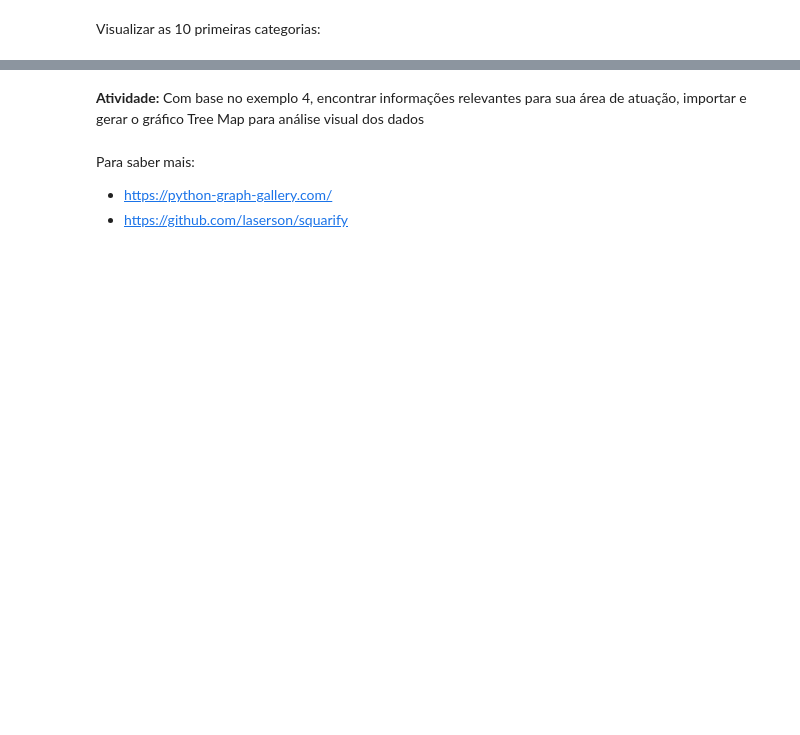
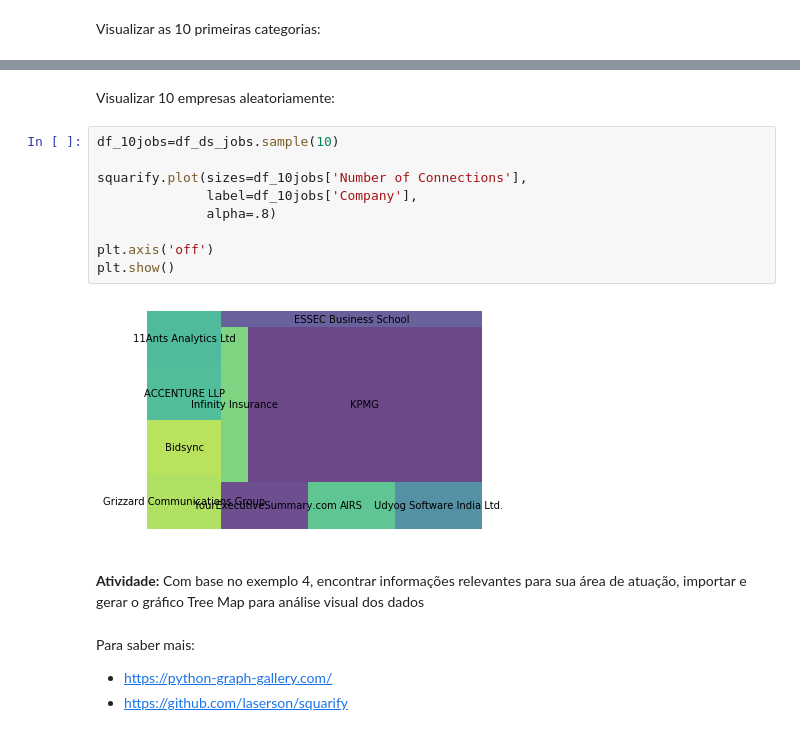
Before and after one commit to danielscarvalho/Insper-DS-Dicas, a Jupyter notebook: Dica-001.ipynb, the cells around one changed output, grey strips where cells are left out. Drawn from its saved outputs; the diff is of its cells as text; blank space fills up the shorter version.

```diff
--- a/Dica-001.ipynb
+++ b/Dica-001.ipynb
@@ -108,3 +113,16 @@ plt.show()
+# %% [markdown]
+Visualizar 10 empresas aleatoriamente:
+# %%
+df_10jobs=df_ds_jobs.sample(10)
+
+squarify.plot(sizes=df_10jobs['Number of Connections'],
+              label=df_10jobs['Company'],
+              alpha=.8)
+
+plt.axis('off')
+plt.show()
+# %% [output]
+[figure, added]
 # %% [markdown]
 __Atividade:__ Com base no exemplo 4, encontrar informações relevantes para sua área de atuação, importar e gerar o gráfico Tree Map para análise visual dos dados
 # %% [markdown]
```
Also changed, not shown: parts of 4 cells of this notebook, 3 other files.
